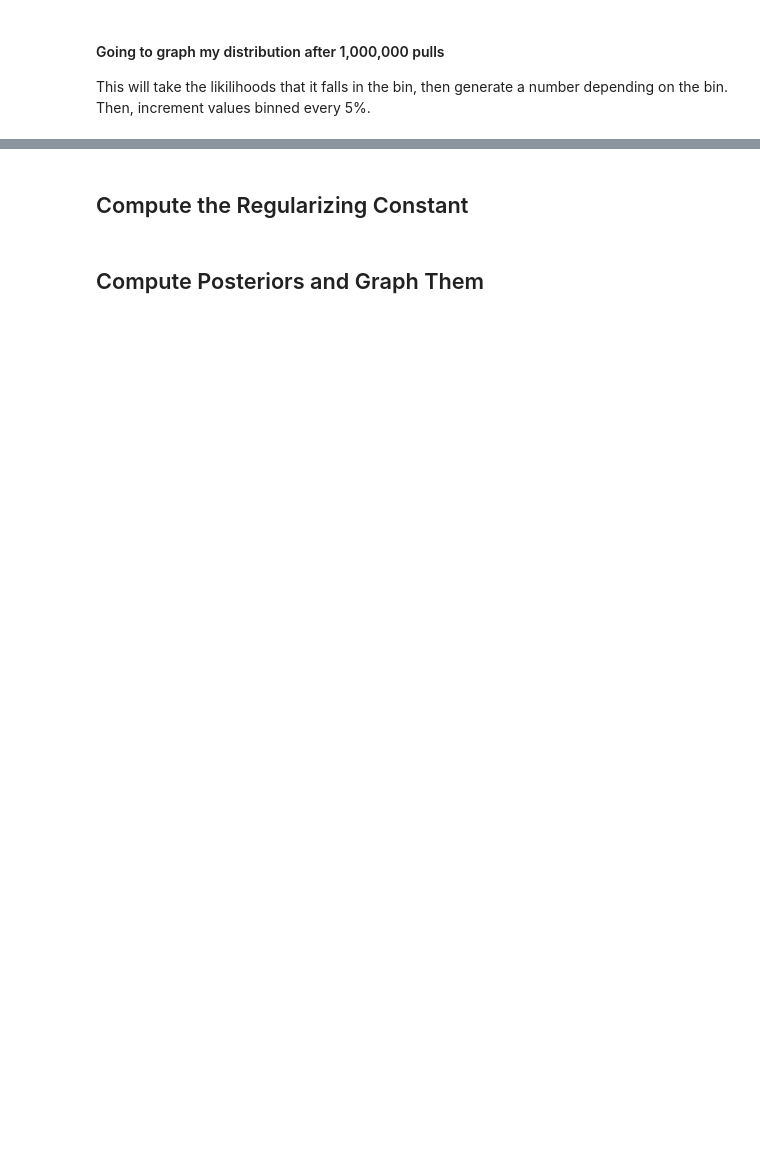
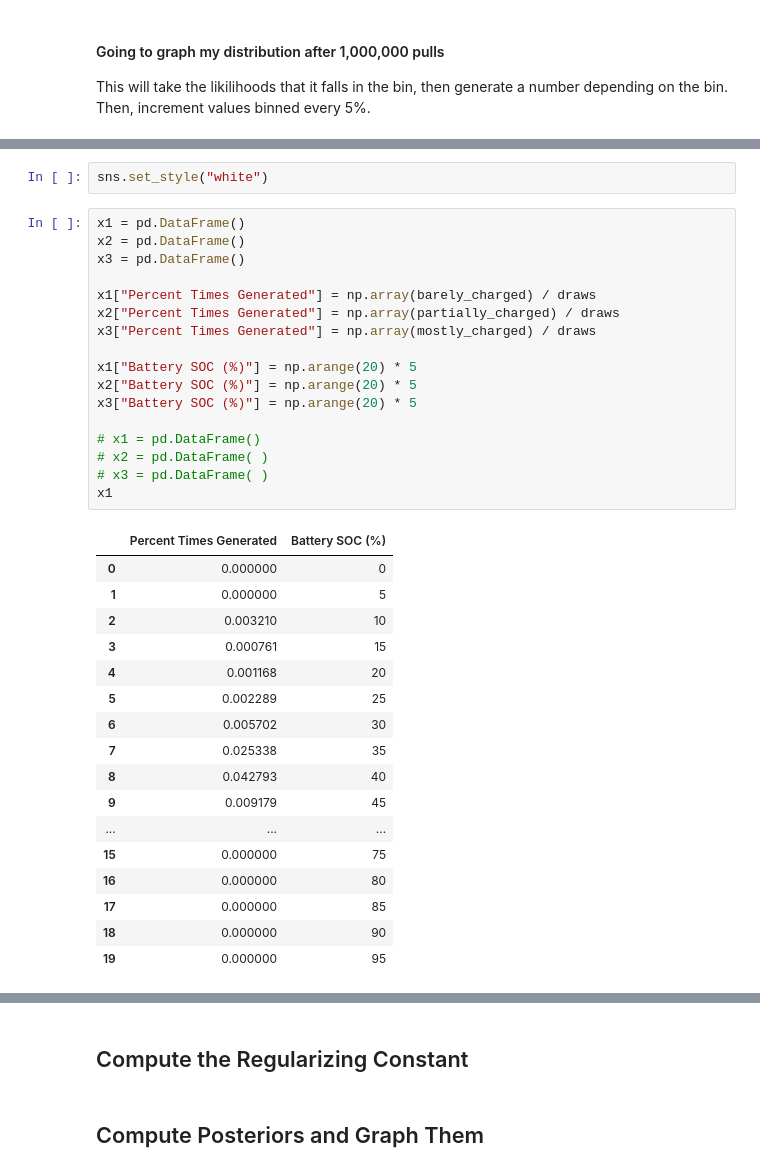
Before and after one commit to DIRECTLab/Predictive-EMS, a Jupyter notebook: BayesianUpdater/bayesian_updater_soc.ipynb, the cells around one changed output, grey strips where cells are left out. Drawn from its saved outputs; the diff is of its cells as text; blank space fills up the shorter version.

```diff
--- a/BayesianUpdater/bayesian_updater_soc.ipynb
+++ b/BayesianUpdater/bayesian_updater_soc.ipynb
@@ -199,0 +259,37 @@ Text(0.5, 1.0, 'True Distribution from Data')
+# %%
+sns.set_style("white")
+# %%
+x1 = pd.DataFrame()
+x2 = pd.DataFrame()
+x3 = pd.DataFrame()
+
+x1["Percent Times Generated"] = np.array(barely_charged) / draws
+x2["Percent Times Generated"] = np.array(partially_charged) / draws
+x3["Percent Times Generated"] = np.array(mostly_charged) / draws
+
+x1["Battery SOC (%)"] = np.arange(20) * 5
+x2["Battery SOC (%)"] = np.arange(20) * 5
+x3["Battery SOC (%)"] = np.arange(20) * 5
+
+# x1 = pd.DataFrame()
+# x2 = pd.DataFrame( )
+# x3 = pd.DataFrame( )
+x1
+# %% [output]
+|  | Percent Times Generated | Battery SOC (%) |
+| 0 | 0.000000 | 0 |
+| 1 | 0.000000 | 5 |
+| 2 | 0.003210 | 10 |
+| 3 | 0.000761 | 15 |
+| 4 | 0.001168 | 20 |
+| 5 | 0.002289 | 25 |
+| 6 | 0.005702 | 30 |
+| 7 | 0.025338 | 35 |
+| 8 | 0.042793 | 40 |
+| 9 | 0.009179 | 45 |
+| ... | ... | ... |
+| 15 | 0.000000 | 75 |
+| 16 | 0.000000 | 80 |
+| 17 | 0.000000 | 85 |
+| 18 | 0.000000 | 90 |
+| 19 | 0.000000 | 95 |
```
Also changed, not shown: parts of 8 cells of this notebook, 6 other files.
